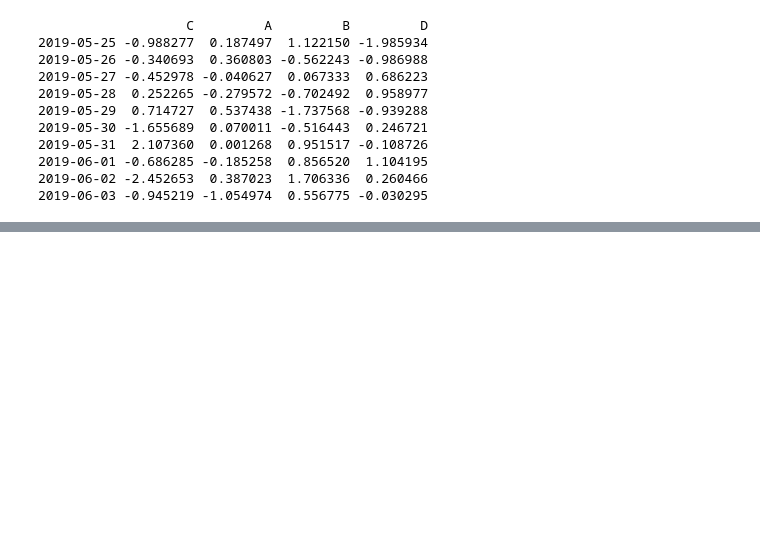
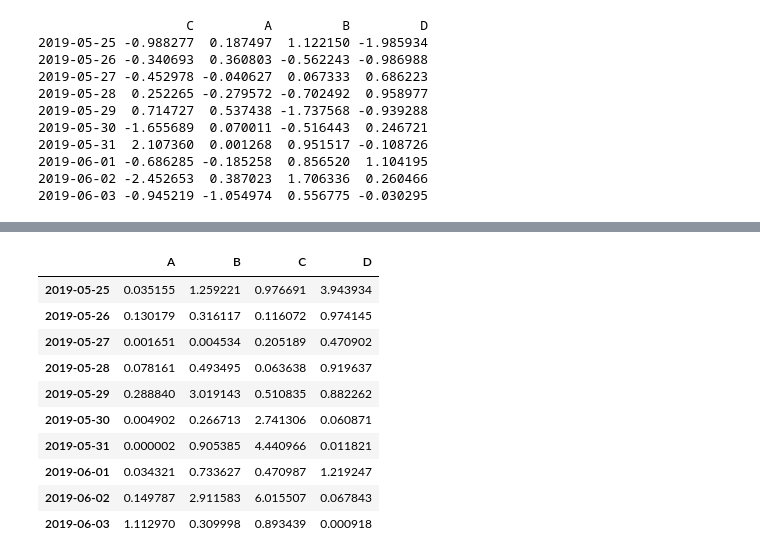
Before and after one commit to takuyatsuchida/book-python-machine-learning, a Jupyter notebook: chapter03.ipynb, the cells around one changed output, grey strips where cells are left out. Cells and saved outputs as stored; diff of their text form; code cells hidden in the pictures; blank space fills up the shorter version.

Commit message:
Add "Applying Functions to a DataFrame" subsection

```diff
--- a/chapter03.ipynb
+++ b/chapter03.ipynb
@@ -536,0 +539,4 @@ print(df.sort_values('20190601', axis=1))
+# %%
+import math
+sq_root = lambda x: math.sqrt(x) if x > 0 else x
+sq = lambda x: x**2
@@ -536,0 +574,14 @@ print(df.sort_values('20190601', axis=1))
+# %%
+df.apply(sq)
+# %% [output]
+|  | A | B | C | D |
+| 2019-05-25 | 0.035155 | 1.259221 | 0.976691 | 3.943934 |
+| 2019-05-26 | 0.130179 | 0.316117 | 0.116072 | 0.974145 |
+| 2019-05-27 | 0.001651 | 0.004534 | 0.205189 | 0.470902 |
+| 2019-05-28 | 0.078161 | 0.493495 | 0.063638 | 0.919637 |
+| 2019-05-29 | 0.288840 | 3.019143 | 0.510835 | 0.882262 |
+| 2019-05-30 | 0.004902 | 0.266713 | 2.741306 | 0.060871 |
+| 2019-05-31 | 0.000002 | 0.905385 | 4.440966 | 0.011821 |
+| 2019-06-01 | 0.034321 | 0.733627 | 0.470987 | 1.219247 |
+| 2019-06-02 | 0.149787 | 2.911583 | 6.015507 | 0.067843 |
+| 2019-06-03 | 1.112970 | 0.309998 | 0.893439 | 0.000918 |
```
Also changed, not shown: parts of 8 cells of this notebook.
